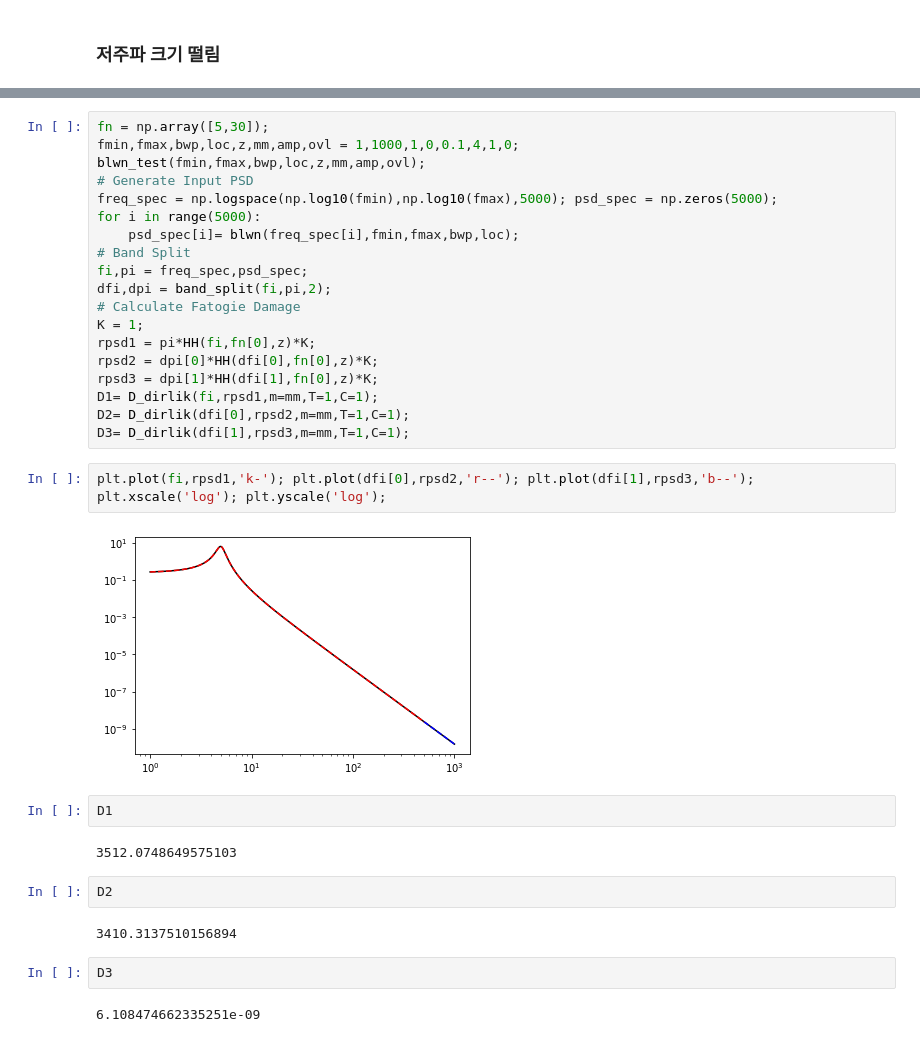
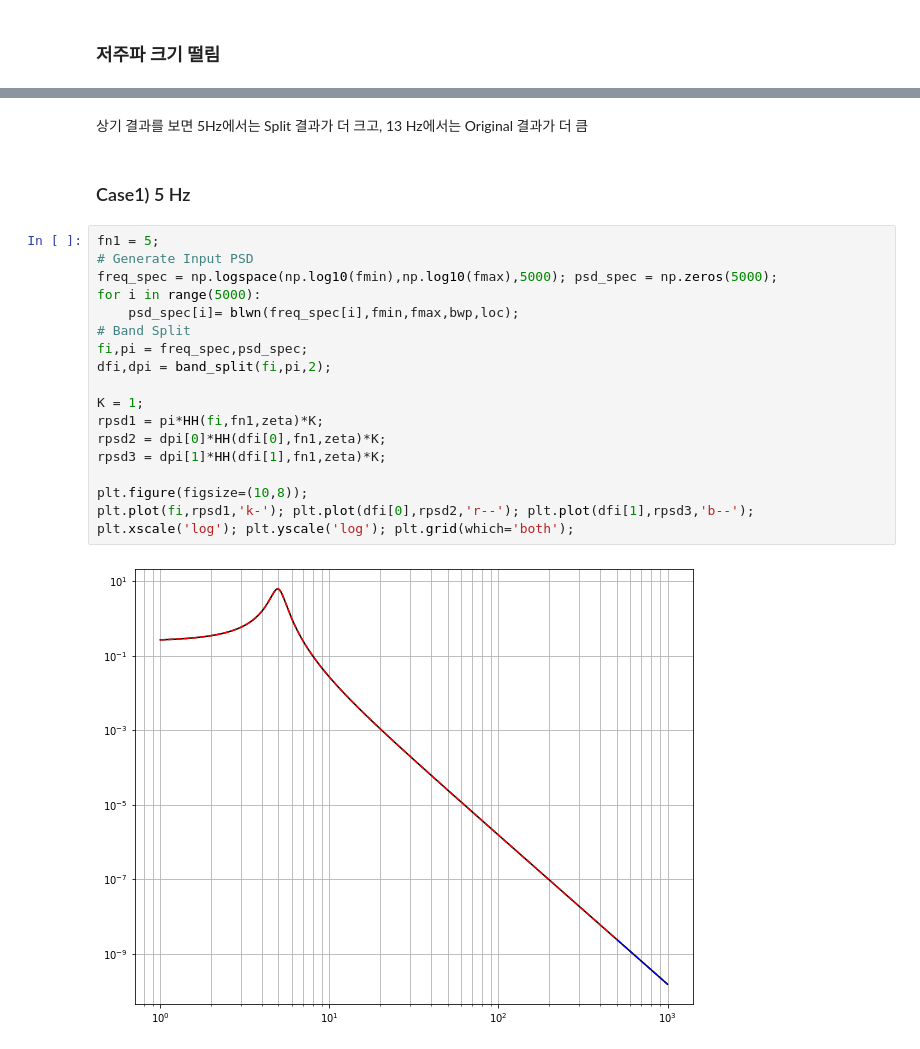
Before and after one commit to wonho13/work, a Jupyter notebook: 논문/2021/Case Study.ipynb, the cells around one changed output, grey strips where cells are left out. Cells and saved outputs as stored; diff of their text form.

```diff
--- a/논문/2021/Case Study.ipynb
+++ b/논문/2021/Case Study.ipynb
@@ -53,36 +168,24 @@ for i in range(len(overlap)):
+# %% [markdown]
+상기 결과를 보면 5Hz에서는 Split 결과가 더 크고, 13 Hz에서는 Original 결과가 더 큼
+# %% [markdown]
+### Case1) 5 Hz
 # %%
-fn = np.array([5,30]);
-fmin,fmax,bwp,loc,z,mm,amp,ovl = 1,1000,1,0,0.1,4,1,0;
-blwn_test(fmin,fmax,bwp,loc,z,mm,amp,ovl);
+fn1 = 5;
 # Generate Input PSD
 freq_spec = np.logspace(np.log10(fmin),np.log10(fmax),5000); psd_spec = np.zeros(5000);
 for i in range(5000):
     psd_spec[i]= blwn(freq_spec[i],fmin,fmax,bwp,loc);
 # Band Split
 fi,pi = freq_spec,psd_spec;
 dfi,dpi = band_split(fi,pi,2);
-# Calculate Fatogie Damage
+
 K = 1;
-rpsd1 = pi*HH(fi,fn[0],z)*K;
-rpsd2 = dpi[0]*HH(dfi[0],fn[0],z)*K;
-rpsd3 = dpi[1]*HH(dfi[1],fn[0],z)*K;
-D1= D_dirlik(fi,rpsd1,m=mm,T=1,C=1);
-D2= D_dirlik(dfi[0],rpsd2,m=mm,T=1,C=1);
-D3= D_dirlik(dfi[1],rpsd3,m=mm,T=1,C=1);
+rpsd1 = pi*HH(fi,fn1,zeta)*K;
+rpsd2 = dpi[0]*HH(dfi[0],fn1,zeta)*K;
+rpsd3 = dpi[1]*HH(dfi[1],fn1,zeta)*K;
+
+plt.figure(figsize=(10,8));
+plt.plot(fi,rpsd1,'k-'); plt.plot(dfi[0],rpsd2,'r--'); plt.plot(dfi[1],rpsd3,'b--');
+plt.xscale('log'); plt.yscale('log'); plt.grid(which='both');
+# %% [output]
+[figure, added]
-# %%
-plt.plot(fi,rpsd1,'k-'); plt.plot(dfi[0],rpsd2,'r--'); plt.plot(dfi[1],rpsd3,'b--');
-plt.xscale('log'); plt.yscale('log');
-# %% [output]
-[figure, removed]
-# %%
-D1
-# %% [output]
-3512.0748649575103
-# %%
-D2
-# %% [output]
-3410.3137510156894
-# %%
-D3
-# %% [output]
-6.108474662335251e-09
```
Also changed, not shown: parts of 33 cells of this notebook, 1 other file.
